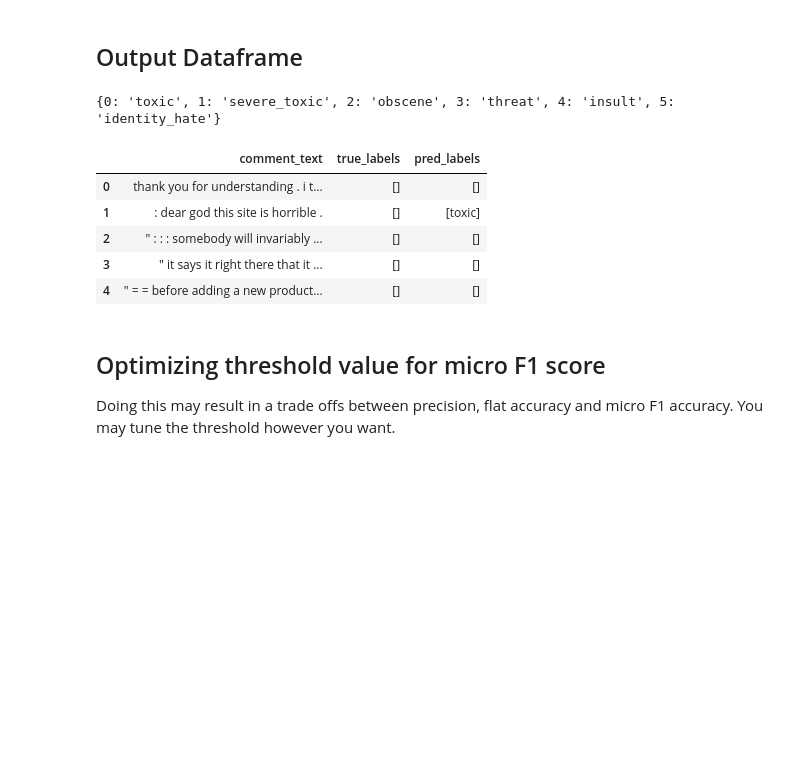
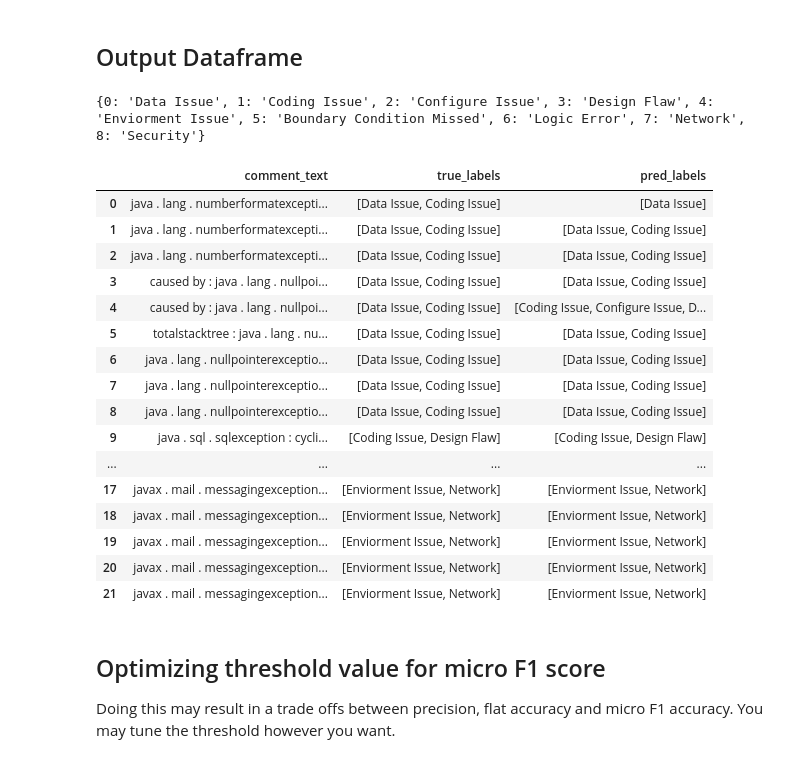
Before and after one commit to dwu926/Problem-Management-UI, a Jupyter notebook: MultiLabel_Bert_XLNet_logAnalysis.ipynb, the cells around one changed output. Saved outputs shown, nothing was run; the diff lists cells and outputs as text; code cells hidden in the pictures; blank space fills up the shorter version.

```diff
--- a/MultiLabel_Bert_XLNet_logAnalysis.ipynb
+++ b/MultiLabel_Bert_XLNet_logAnalysis.ipynb
@@ -286,7 +276,7 @@ optimizer = AdamW(optimizer_grouped_parameters,lr=3e-5,correct_bias=True)
 train_loss_set = []
 
 # Number of training epochs (authors recommend between 2 and 4)
-epochs = 3
+epochs = 5
 
 # trange is a tqdm wrapper around the normal python range
 for _ in trange(epochs, desc="Epoch"):
@@ -370,7 +360,7 @@ for _ in trange(epochs, desc="Epoch"):
   true_labels = [item for sublist in true_labels for item in sublist]
 
   # Calculate Accuracy
-  threshold = 0.50
+  threshold = 0.60
   pred_bools = [pl>threshold for pl in pred_labels]
   true_bools = [tl==1 for tl in true_labels]
   val_f1_accuracy = f1_score(true_bools,pred_bools,average='micro')*100
@@ -393,8 +389,8 @@ torch.save(model.state_dict(), 'bert_model_toxic')
 # %% [markdown]
 ## Load and Preprocess Test Data
 # %%
-test_df = pd.read_csv('test.csv')
-test_labels_df = pd.read_csv('test_labels.csv')
+test_df = pd.read_csv('Testing_Context.csv')
+test_labels_df = pd.read_csv('Testing_Labels.csv')
 test_df = test_df.merge(test_labels_df, on='id', how='left')
 test_label_cols = list(test_df.columns[2:])
 print('Null values: ', test_df.isnull().values.any()) #should not be any null sentences or labels
@@ -423,7 +419,7 @@ test_df.head()
 # %%
 # Gathering input data
 test_labels = list(test_df.one_hot_labels.values)
-test_comments = list(test_df.comment_text.values)
+test_comments = list(test_df.log_text.values)
 
 # Encoding input data
 test_encodings = tokenizer.batch_encode_plus(test_comments,max_length=max_length,pad_to_max_length=True)
@@ -512,10 +509,10 @@ identity_hate       0.69      0.54      0.60       712
 # %% [markdown]
 ## Output Dataframe
 # %%
-idx2label = dict(zip(range(6),label_cols))
+idx2label = dict(zip(range(10),label_cols))
 print(idx2label)
 # %% [output]
-{0: 'toxic', 1: 'severe_toxic', 2: 'obscene', 3: 'threat', 4: 'insult', 5: 'identity_hate'}
+{0: 'Data Issue', 1: 'Coding Issue', 2: 'Configure Issue', 3: 'Design Flaw', 4: 'Enviorment Issue', 5: 'Boundary Condition Missed', 6: 'Logic Error', 7: 'Network', 8: 'Security'}
 # %%
 # Getting indices of where boolean one hot vector true_bools is True so we can use idx2label to gather label names
 true_label_idxs, pred_label_idxs=[],[]
@@ -543,15 +540,26 @@ comment_texts = [tokenizer.decode(text,skip_special_tokens=True,clean_up_tokeniz
 # %%
 # Converting lists to df
 comparisons_df = pd.DataFrame({'comment_text': comment_texts, 'true_labels': true_label_texts, 'pred_labels':pred_label_texts})
 comparisons_df.to_csv('comparisons.csv')
-comparisons_df.head()
+comparisons_df.head(30)
 # %% [output]
 |  | comment_text | true_labels | pred_labels |
-| 0 | thank you for understanding . i t... | [] | [] |
-| 1 | : dear god this site is horrible . | [] | [toxic] |
-| 2 | " : : : somebody will invariably ... | [] | [] |
-| 3 | " it says it right there that it ... | [] | [] |
-| 4 | " = = before adding a new product... | [] | [] |
+| 0 | java . lang . numberformatexcepti... | [Data Issue, Coding Issue] | [Data Issue] |
+| 1 | java . lang . numberformatexcepti... | [Data Issue, Coding Issue] | [Data Issue, Coding Issue] |
+| 2 | java . lang . numberformatexcepti... | [Data Issue, Coding Issue] | [Data Issue, Coding Issue] |
+| 3 | caused by : java . lang . nullpoi... | [Data Issue, Coding Issue] | [Data Issue, Coding Issue] |
+| 4 | caused by : java . lang . nullpoi... | [Data Issue, Coding Issue] | [Coding Issue, Configure Issue, D... |
+| 5 | totalstacktree : java . lang . nu... | [Data Issue, Coding Issue] | [Data Issue, Coding Issue] |
+| 6 | java . lang . nullpointerexceptio... | [Data Issue, Coding Issue] | [Data Issue, Coding Issue] |
+| 7 | java . lang . nullpointerexceptio... | [Data Issue, Coding Issue] | [Data Issue, Coding Issue] |
+| 8 | java . lang . nullpointerexceptio... | [Data Issue, Coding Issue] | [Data Issue, Coding Issue] |
+| 9 | java . sql . sqlexception : cycli... | [Coding Issue, Design Flaw] | [Coding Issue, Design Flaw] |
+| ... | ... | ... | ... |
+| 17 | javax . mail . messagingexception... | [Enviorment Issue, Network] | [Enviorment Issue, Network] |
+| 18 | javax . mail . messagingexception... | [Enviorment Issue, Network] | [Enviorment Issue, Network] |
+| 19 | javax . mail . messagingexception... | [Enviorment Issue, Network] | [Enviorment Issue, Network] |
+| 20 | javax . mail . messagingexception... | [Enviorment Issue, Network] | [Enviorment Issue, Network] |
+| 21 | javax . mail . messagingexception... | [Enviorment Issue, Network] | [Enviorment Issue, Network] |
 # %% [markdown]
 ## Optimizing threshold value for micro F1 score
 
```
Also changed, not shown: parts of 21 cells of this notebook.
